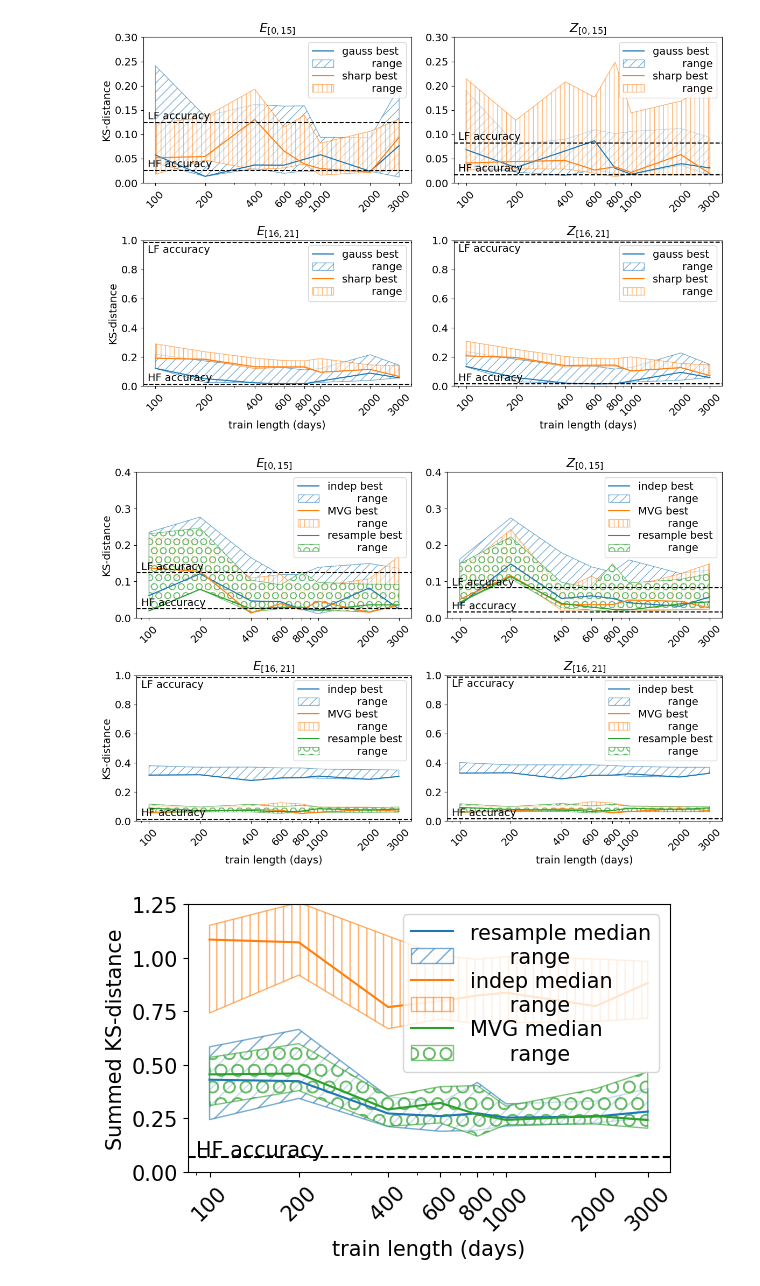
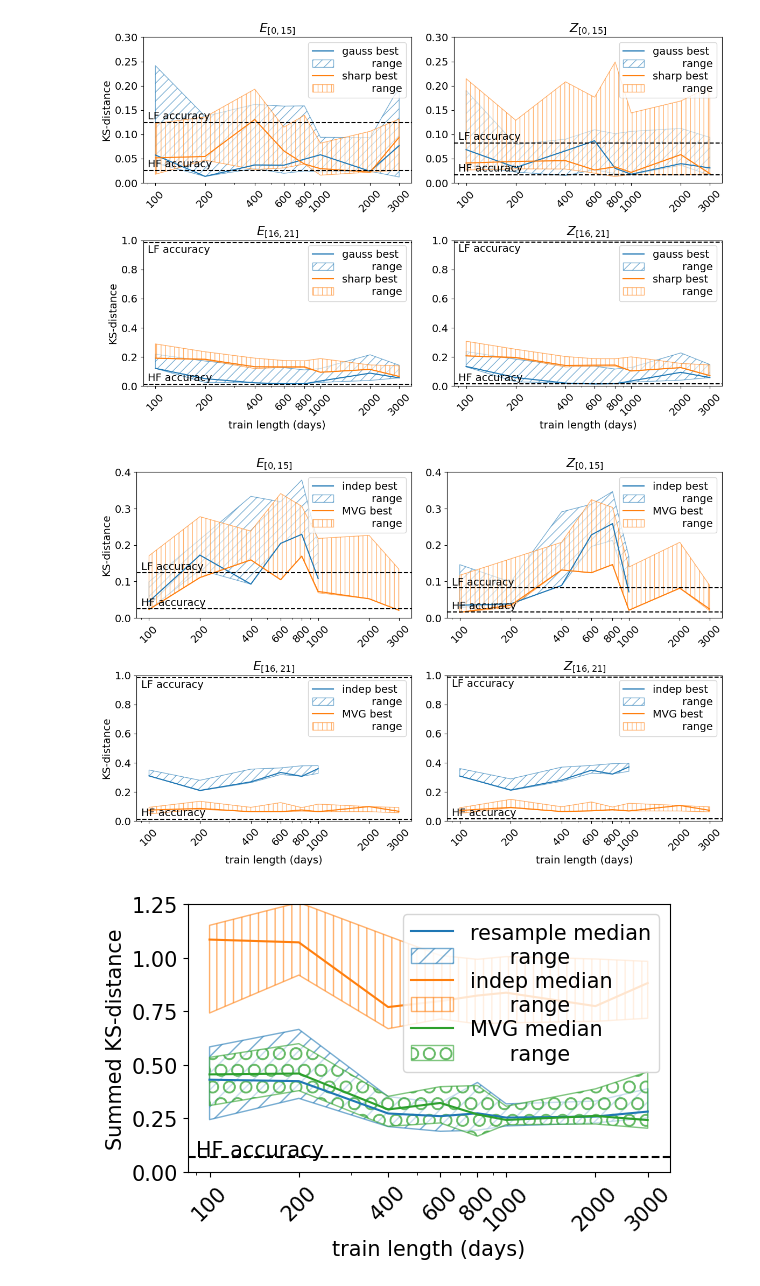
Before and after one commit to rik-stra/tau_orthogonal_method_for_2D_turbulence, a Jupyter notebook: run_experiment.ipynb, the cells around one changed output. Drawn from its saved outputs; the diff is of its cells as text; code cells hidden in the pictures.

```diff
--- a/run_experiment.ipynb
+++ b/run_experiment.ipynb
@@ -455,7 +455,7 @@ for s in sampling_method:
     for t in train_size:
         i+=1; i_inner+=1
         new_flags = {"sim_ID": "gridsearch/TO_"+s+"_"+str(t),
-                     "sample_domain": [200, 200+t*10, 1],
+                     "sample_domain": [2000, 2000+t*10, 1],
                      "sample_independent": s=="indep",
                      "use_MVG": s=="MVG",
                      "simulation_time": sim_time}
@@ -816,7 +820,8 @@ ks_list = ["ks_0", "ks_1", "ks_2", "ks_3"]
 hatches = ['//', '||', 'O']
 s_i = 0
 
-sample = ["indep", "MVG", "resample"]
+#sample = ["indep", "MVG", "resample"]
+sample = ["indep", "MVG"]
 for s in sample:
     dd = df[(df["sampling_approach"]==s)&(df['method']=="TO")].copy()
     dd['sum'] = dd['ks_0'] + dd['ks_1'] + dd['ks_2'] + dd['ks_3']
@@ -846,34 +851,34 @@ for i in [0,1,2,3]:
     if i>1:
         ax[i//2,i%2].set_xlabel("train length (days)")
     if i%2==0:
         ax[i//2,i%2].set_ylabel("KS-distance")
     ax[i//2,i%2].set_xscale('log')
     tl = [100,200,400, 600, 800, 1000, 2000, 3000]
 
     ax[i//2,i%2].set_xticks(tl, labels=tl, rotation = 45)
     if i==0:
         ax[i//2,i%2].set_ylim([0,0.4])
         ax[i//2,i%2].annotate('LF accuracy', xy=(90, LES_vals[i]+0.007), color='black')
         ax[i//2,i%2].annotate('HF accuracy', xy=(90, DNS_vals[i]+0.007), color='black')
     elif i==1:
         ax[i//2,i%2].set_ylim([0,0.4])
         ax[i//2,i%2].annotate('LF accuracy', xy=(90, LES_vals[i]+0.007), color='black')
         ax[i//2,i%2].annotate('HF accuracy', xy=(90, DNS_vals[i]+0.007), color='black')
     else:
         ax[i//2,i%2].set_ylim([0,1])
         ax[i//2,i%2].annotate('LF accuracy', xy=(90, LES_vals[i]-0.069), color='black')
         ax[i//2,i%2].annotate('HF accuracy', xy=(90, DNS_vals[i]+0.02), color='black')
     ax[i//2,i%2].axhline(y=LES_vals[i], color='black', linestyle='--')
     ax[i//2,i%2].axhline(y=DNS_vals[i], color='black', linestyle='--')
 
 
     ax[i//2,i%2].legend(loc='upper right', labelspacing = 0.2)
     #ax[i//2,i%2].set_rasterized(True)
 
 plt.tight_layout()
 #plt.savefig('figs/KS_online_TO.pdf', bbox_inches='tight')
 # %% [output]
-[figure, old version]
+[figure, new version]
 # %%
 # plot the summed KS-distance for the TO parametrizations
 titles = ['$E_{[0,15]}$','$Z_{[0,15]}$','$E_{[16,21]}$','$Z_{[16,21]}$']
```
Also changed, not shown: parts of 2 cells of this notebook, 1 other file.
